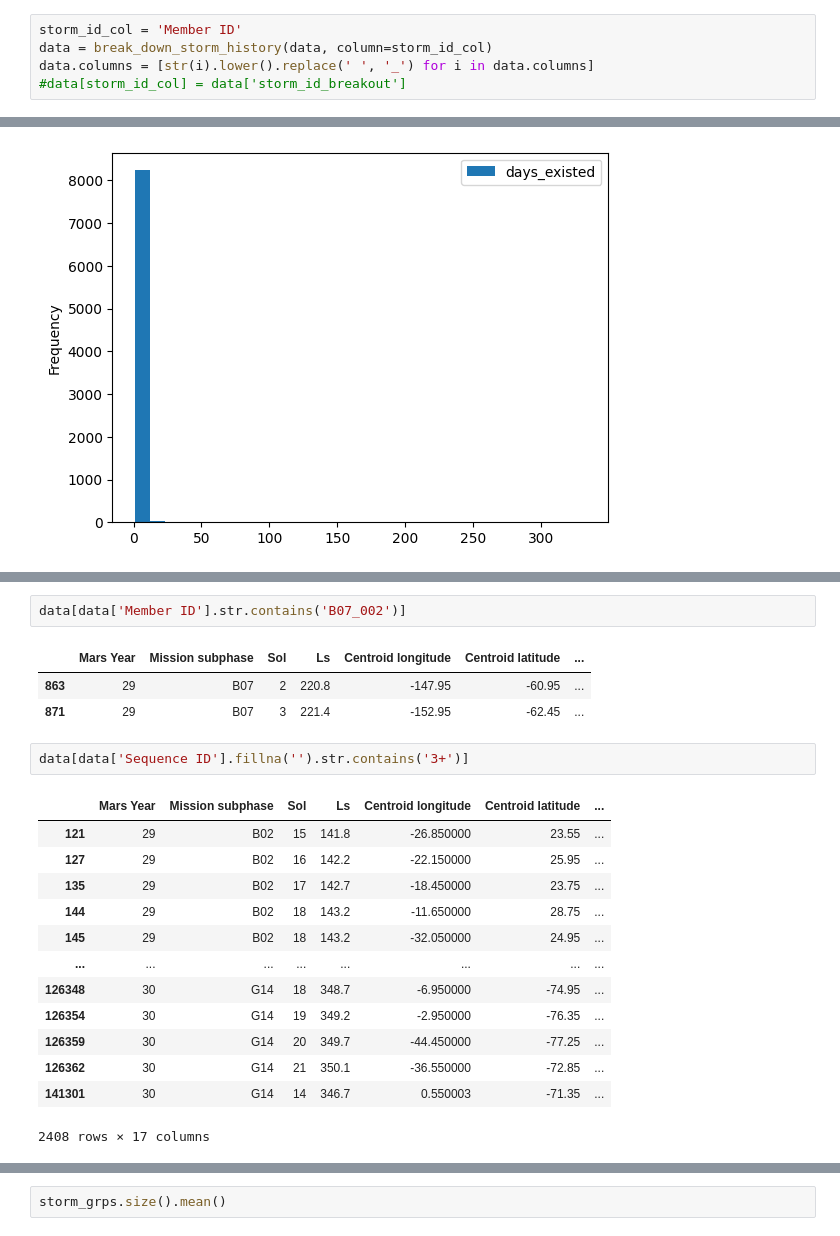
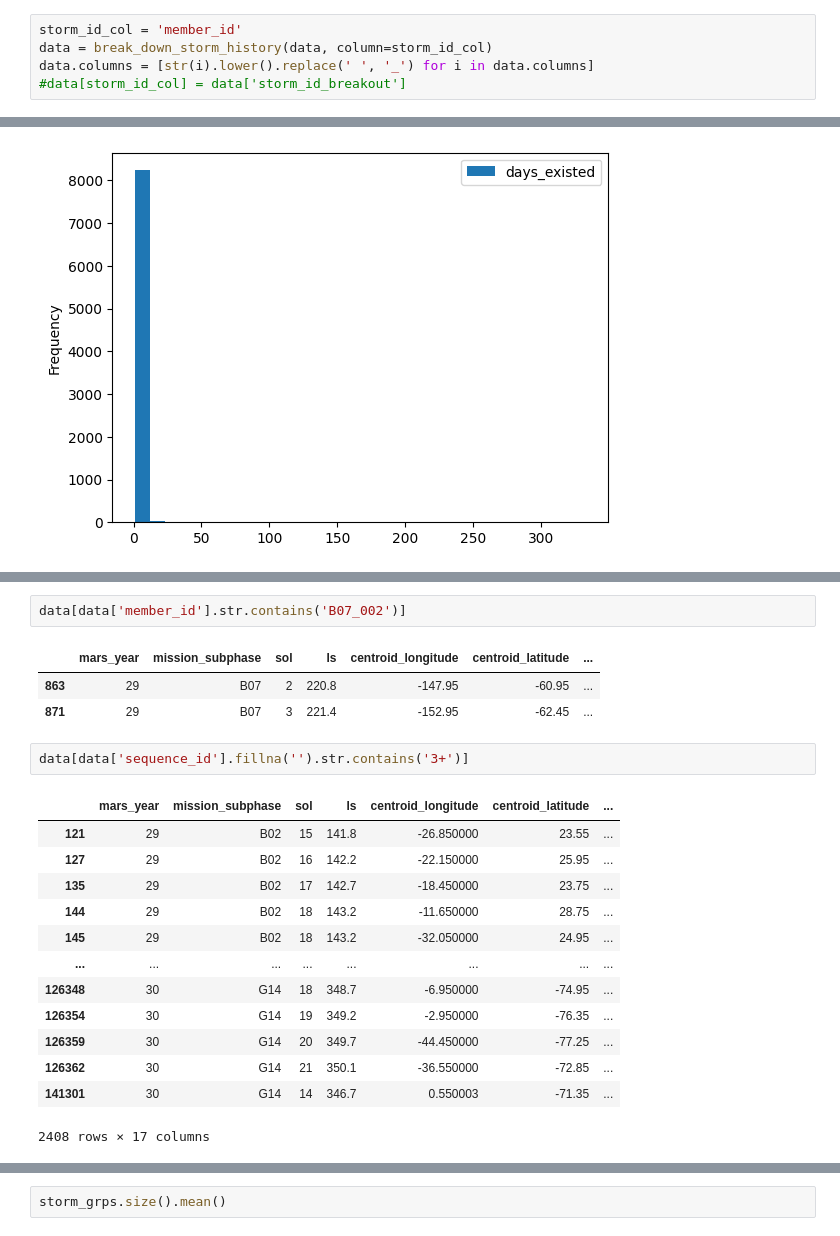
Before and after one commit to tjensen8/mars-dust, a Jupyter notebook: mars_dust/exploration.ipynb, the cells around one changed output, grey strips where cells are left out. Drawn from its saved outputs; the diff is of its cells as text.

```diff
--- a/mars_dust/exploration.ipynb
+++ b/mars_dust/exploration.ipynb
@@ -20,7 +20,7 @@ reload(sys.modules['StormFormat'])
 # %%
 data = read_data('./MDAD.csv')
 # %%
-storm_id_col = 'Member ID'
+storm_id_col = 'member_id'
 data = break_down_storm_history(data, column=storm_id_col)
 data.columns = [str(i).lower().replace(' ', '_') for i in data.columns]
 #data[storm_id_col] = data['storm_id_breakout']
@@ -129,14 +125,14 @@ storm_grps.get_group('s23_009')
 | 14970 | 28 | s23 | 8 | 117.9 | -16.65 | -19.9 | ... |
 # %%
-data[data['Member ID'].str.contains('B07_002')]
+data[data['member_id'].str.contains('B07_002')]
 # %% [output]
-|  | Mars Year | Mission subphase | Sol | Ls | Centroid longitude | Centroid latitude | ... |
+|  | mars_year | mission_subphase | sol | ls | centroid_longitude | centroid_latitude | ... |
 | 863 | 29 | B07 | 2 | 220.8 | -147.95 | -60.95 | ... |
 | 871 | 29 | B07 | 3 | 221.4 | -152.95 | -62.45 | ... |
 # %%
-data[data['Sequence ID'].fillna('').str.contains('3+')]
+data[data['sequence_id'].fillna('').str.contains('3+')]
 # %% [output]
-|  | Mars Year | Mission subphase | Sol | Ls | Centroid longitude | Centroid latitude | ... |
+|  | mars_year | mission_subphase | sol | ls | centroid_longitude | centroid_latitude | ... |
 | 121 | 29 | B02 | 15 | 141.8 | -26.850000 | 23.55 | ... |
 | 127 | 29 | B02 | 16 | 142.2 | -22.150000 | 25.95 | ... |
 | 135 | 29 | B02 | 17 | 142.7 | -18.450000 | 23.75 | ... |
```
Also changed, not shown: parts of 27 cells of this notebook.
